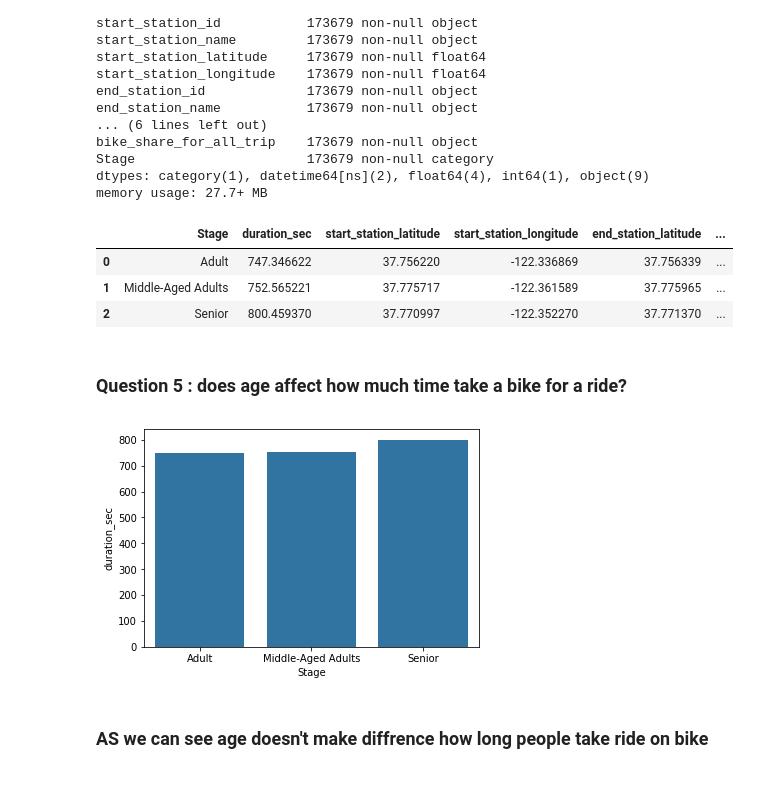
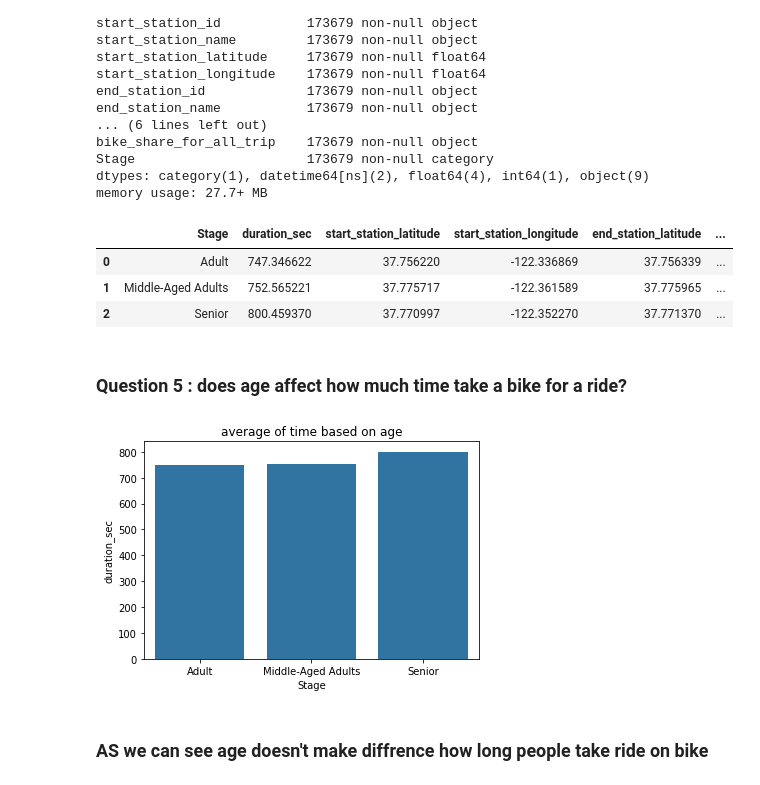
Before and after one commit to ZeadAlkhonein/FordGoBikeAnalysis, a Jupyter notebook: FordGoBikeAnalysis.ipynb, the cells around one changed output. Saved outputs shown, nothing was run; the diff lists cells and outputs as text; code cells hidden in the pictures.

```diff
--- a/FordGoBikeAnalysis.ipynb
+++ b/FordGoBikeAnalysis.ipynb
@@ -336,20 +358,23 @@ memory usage: 27.7+ MB
-# %%
-df.groupby('Stage').mean().reset_index()
-# %% [output]
-|  | Stage | duration_sec | start_station_latitude | start_station_longitude | end_station_latitude | ... |
-| 0 | Adult | 747.346622 | 37.756220 | -122.336869 | 37.756339 | ... |
-| 1 | Middle-Aged Adults | 752.565221 | 37.775717 | -122.361589 | 37.775965 | ... |
-| 2 | Senior | 800.459370 | 37.770997 | -122.352270 | 37.771370 | ... |
+# %%
+#group by stage and take the average
+df.groupby('Stage').mean().reset_index()
+# %% [output]
+|  | Stage | duration_sec | start_station_latitude | start_station_longitude | end_station_latitude | ... |
+| 0 | Adult | 747.346622 | 37.756220 | -122.336869 | 37.756339 | ... |
+| 1 | Middle-Aged Adults | 752.565221 | 37.775717 | -122.361589 | 37.775965 | ... |
+| 2 | Senior | 800.459370 | 37.770997 | -122.352270 | 37.771370 | ... |
 # %%
 Stage_plot = df.groupby('Stage').mean().reset_index()
 # %% [markdown]
 ### Question 5 : does age affect how much time take a bike for a ride?
 # %%
+#plot mean duration based on age
 color = sns.color_palette()[0]
 sns.barplot(data=Stage_plot,x='Stage',y='duration_sec',color=color)
+plt.title("average of time based on age")
 plt.show()
 # %% [output]
-[figure, old version]
+[figure, new version]
 # %% [markdown]
 ### AS we can see age doesn't make diffrence how long people take ride on bike
 # %%
```
Also changed, not shown: parts of 39 cells of this notebook, 2 other files.
